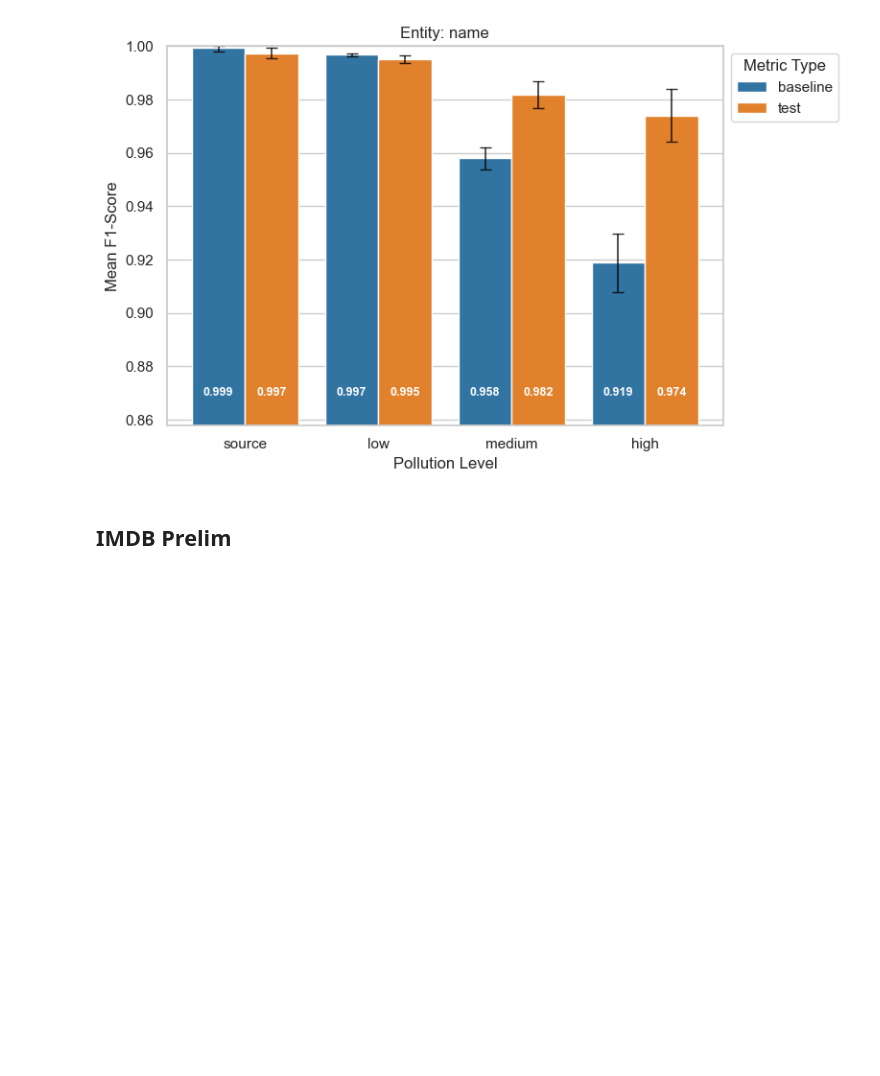
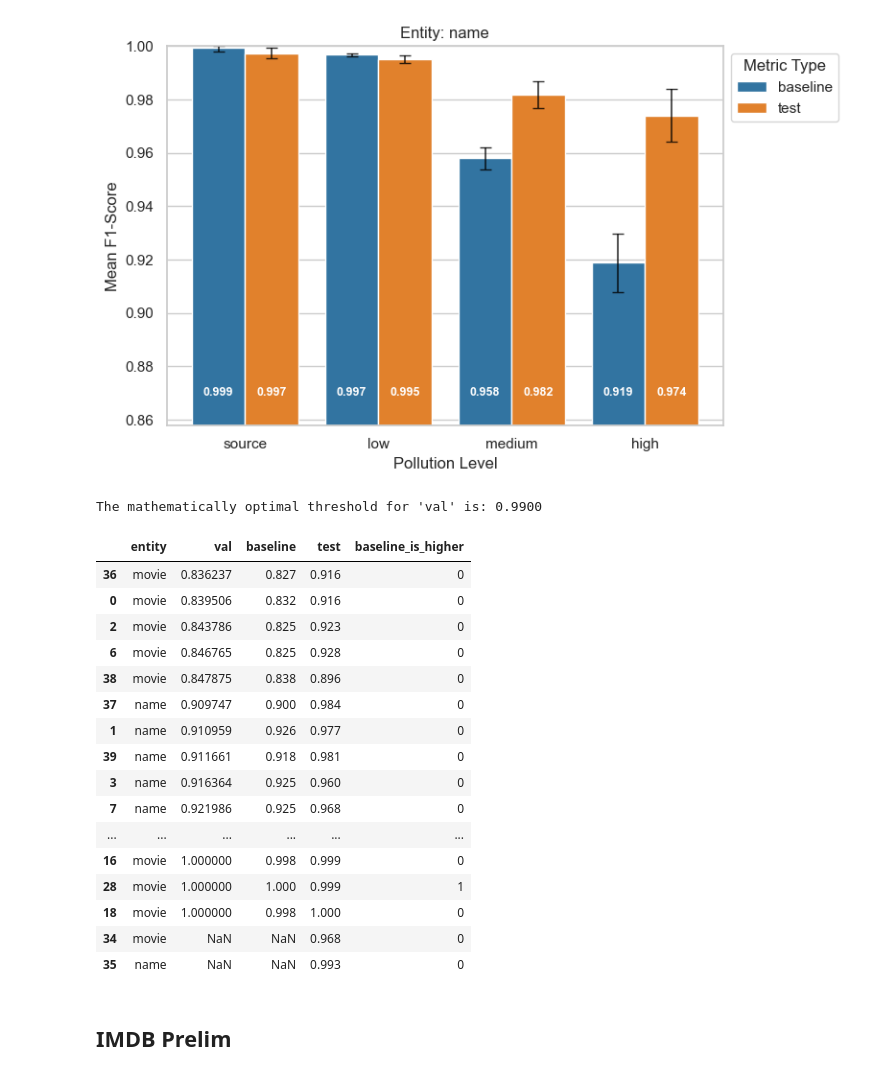
Before and after one commit to oskar-ong/deepcem, a Jupyter notebook: notebooks/results_imdb.ipynb, the cells around one changed output. Saved outputs shown, nothing was run; the diff lists cells and outputs as text; code cells hidden in the pictures; blank space fills up the shorter version.

```diff
--- a/notebooks/results_imdb.ipynb
+++ b/notebooks/results_imdb.ipynb
@@ -45,6 +45,32 @@ name & high & & 0.9188 & 0.0110 & & \textbf{0.9740} & 0.0099 \\
 \end{table}
 [figure]
 [figure]
+# %%
+from analyze_val_scores import process_directory
+jobid = 9790002
+
+df = process_directory("../slurm_logs", jobid)
+
+display(df)
+# %% [output]
+The mathematically optimal threshold for 'val' is: 0.9900
+|  | entity | val | baseline | test | baseline_is_higher |
+| 36 | movie | 0.836237 | 0.827 | 0.916 | 0 |
+| 0 | movie | 0.839506 | 0.832 | 0.916 | 0 |
+| 2 | movie | 0.843786 | 0.825 | 0.923 | 0 |
+| 6 | movie | 0.846765 | 0.825 | 0.928 | 0 |
+| 38 | movie | 0.847875 | 0.838 | 0.896 | 0 |
+| 37 | name | 0.909747 | 0.900 | 0.984 | 0 |
+| 1 | name | 0.910959 | 0.926 | 0.977 | 0 |
+| 39 | name | 0.911661 | 0.918 | 0.981 | 0 |
+| 3 | name | 0.916364 | 0.925 | 0.960 | 0 |
+| 7 | name | 0.921986 | 0.925 | 0.968 | 0 |
+| ... | ... | ... | ... | ... | ... |
+| 16 | movie | 1.000000 | 0.998 | 0.999 | 0 |
+| 28 | movie | 1.000000 | 1.000 | 0.999 | 1 |
+| 18 | movie | 1.000000 | 0.998 | 1.000 | 0 |
+| 34 | movie | NaN | NaN | 0.968 | 0 |
+| 35 | name | NaN | NaN | 0.993 | 0 |
 # %% [markdown]
 ## IMDB Prelim
 # %%
```
Also changed, not shown: parts of 3 cells of this notebook, 53 other files.
